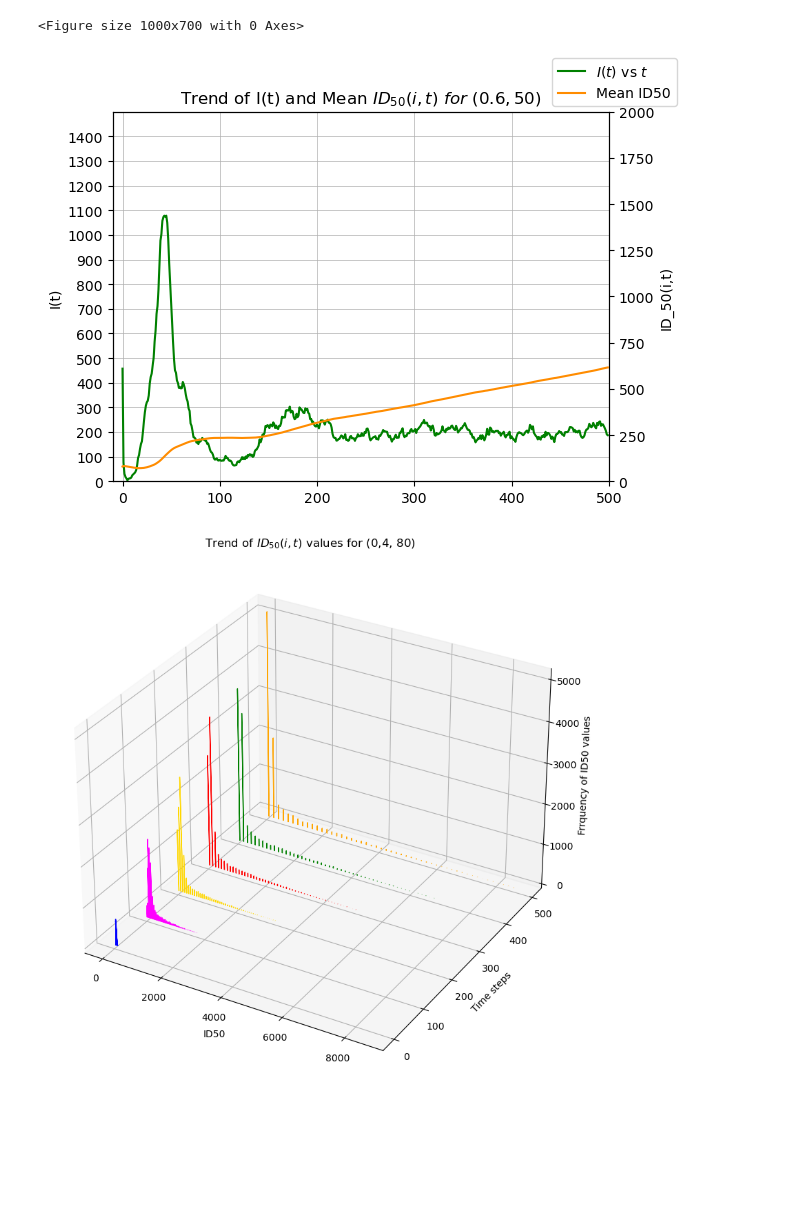
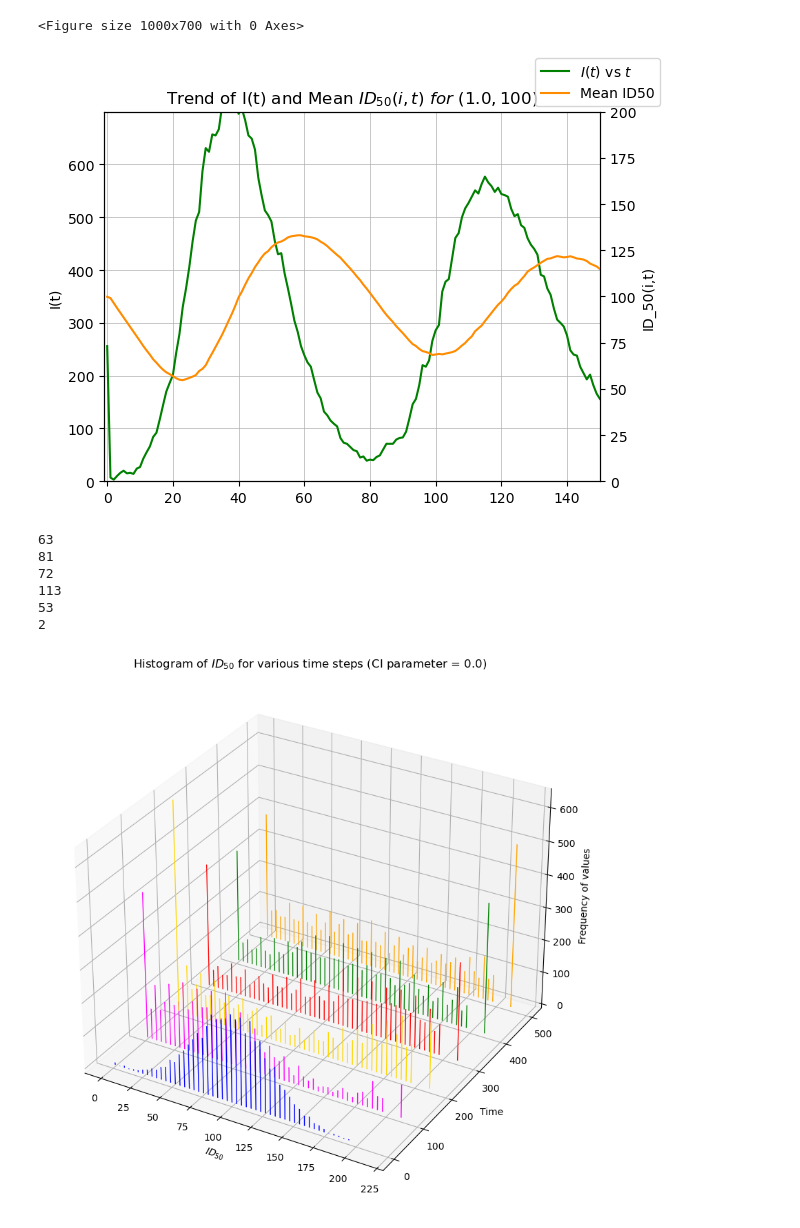
Before and after one commit to human1sh/Gray-Immunity-model, a Jupyter notebook: COVID-stable.ipynb, the cells around one changed output. Cells and saved outputs as stored; diff of their text form; code cells hidden in the pictures; blank space fills up the shorter version.

```diff
--- a/COVID-stable.ipynb
+++ b/COVID-stable.ipynb
@@ -38,22 +39,30 @@ E = np.zeros((N, 1))
 S = np.zeros((N, 1))
 # Creating Array which will show the time evolution of I (Total infective state of the population)
 I = np.zeros((T,1))
+# Creating array of SCE_50(i,0) values and assigning values from the normal distribution. This array represents the constant level of exposure of each of the individuals at initial time.
+SCE_50 = np.zeros((N, 1))
 
 for j in range(N):
     x1 = np.random.choice(np.arange(0, 2), p=[0.95, 0.05])
     S[j, 0] = x1
-    x2 = round(np.random.normal(1, 8), 3)
+    x2 = round(np.random.normal(20*r, 0.01), 3)
     if (x2 < 0):
         x2 = 0.0001
-        E[j, 0] = x2 * r
+        E[j, 0] = x2
     else:
-        E[j, 0] = x2 * r
-    x3 = round(np.random.normal(80, 10), 3)
+        E[j, 0] = x2
+    x3 = round(np.random.normal(100, 30), 3)
     if (x3 < 0):
         x3 = 0.0001
         ID_50[j, 0] = x3
     else:
         ID_50[j, 0] = x3
+    x4 = round(np.random.normal(20, 5), 3)
+    if (x4 < 0):
+        x4 = 0.0001
+        SCE_50[j, 0] = x4
+    else:
+        SCE_50[j, 0] = x4
 
 print('Top to bottom - Individuals (0 to N) \nLeft to right - Time steps (0 to T) \nFirst column contains the values for T = 0 \n')
 print("1. Initial State of the individuals in the population -- S(i,0):")
@@ -92,10 +101,10 @@ for t in range(T):
 		I_trans_temp = np.zeros((N, 1))
 		I[t] = np.sum(S[:,-1])
 		for n in range(N):
-			I_trans_temp[n] = (30 * I[t] * r)/(250 + I[t])
+			I_trans_temp[n] = (I_cmax * I[t])/(K + I[t])
 			P_inf_temp[n] = (E[n][0])**a / ((ID_50[n][-1]**a) + (E[n][0]**a))
 			P1_temp[n] = 1-((1-P_inf_temp[n])**(I_trans_temp[n]))
-			P_sce_temp[n] = (E[n][0])**a / ((SCE_50)**a + (E[n][0])**a)
+			P_sce_temp[n] = (E[n][0])**a / ((SCE_50[n][0]**a) + (E[n][0])**a)
 			P2_temp[n] = 1-((1-P_sce_temp[n])**(I_trans_temp[n]))
 			# Condition to be imposed when S(t) = 1
 			if S[n][-1] == 1:
@@ -130,13 +139,13 @@ for t in range(T):
 					x8 = round(np.random.random(), 3)
 					if x8 < P2_temp[n]:
 						x9 = round(np.random.random(), 3)
-						if x9 < ci:
+						if x9 < P_c:
 							ID_50_temp[n] = ID_50[n][-1] + I_sce + I_c
 						else:
 							ID_50_temp[n] = ID_50[n][-1] + I_sce
 					else:
 						x9 = round(np.random.random(), 3)
-						if x9 < ci:
+						if x9 < P_c:
 							if (ID_50[n][-1] - I_d - I_c < 0):
 								ID_50_temp[n] = 0
 							else:
@@ -159,9 +168,9 @@ for t in range(T):
 		#print(I[t])
 		#print("Altered state of the population:")
 		#print(S)
-#np.savetxt('ID_50 (0.6, 50).csv', ID_50, delimiter=',', fmt='%s')
-#np.savetxt('Infection state (0.6, 50).csv', I, delimiter=',', fmt='%s')
-#np.savetxt('Mean ID_50 (0.6, 50).csv', X, delimiter=',', fmt='%s')
+np.savetxt('ID_50 (0.0, 20*0.0).csv', ID_50, delimiter=',', fmt='%s')
+np.savetxt('Infection state (0.0, 20*0.0).csv', I, delimiter=',', fmt='%s')
+np.savetxt('Mean ID_50 (0.0, 20*0.0).csv', X, delimiter=',', fmt='%s')
 print("\nOverall trend:")
 np.set_printoptions(suppress=True)
 print(I.reshape(1,T))
@@ -217,40 +226,58 @@ plt.show()
 # %%
 plt.figure(figsize=(10, 7))
 X = np.zeros(T)
 for t in range(T):
     x = np.mean(ID_50[:,t])
     X[t] = x
 fig, ax2 = plt.subplots()
 ax1 = ax2.twinx()
 ax1.plot(TT, X, color = 'darkorange', label = 'Mean ID50')
 ax2.plot(TT, I, color = 'green', label = '$I(t)$ vs $t$')
 ax1.set_xlabel('Time')
 ax1.set_ylabel('ID_50(i,t)')
 ax2.set_ylabel('I(t)')
 # Adjust axis limits based on estimates from abve graph
-ax1.set(xlim =(-10, 500), ylim =(0, 2000), autoscale_on = False)
-ax2.set(xlim =(-10, 500), ylim =(0, 1500), autoscale_on = False)
-ax2.set_yticks(range(0, 1500, 100))
+ax1.set(xlim =(-1, 150), ylim =(0, 200), autoscale_on = False)
+ax2.set(xlim =(-1, 150), ylim =(0, 700), autoscale_on = False)
+ax2.set_yticks(range(0, 700, 100))
 ax2.grid(linestyle='-', linewidth=0.5)
 fig.legend(loc='upper right')
-ax1.title.set_text('Trend of I(t) and Mean $ID_{50}(i,t) \ for \ (0.6, 50)$')
+ax1.title.set_text('Trend of I(t) and Mean $ID_{50}(i,t) \ for \ (1.0, 100)$')
 plt.show()
 # %% [output]
 <Figure size 1000x700 with 0 Axes>
-[figure, old version]
+[figure, new version]
 # %%
 fig = plt.figure(figsize=(10, 10))
 ax = fig.add_subplot(111, projection='3d')
 nbins = 50
-for c, a in zip(['orange','green', 'red', 'gold', 'magenta', 'blue'], [500, 400, 300, 200, 100, 0]):
-    y = ID_50[:, a]
-    hist, bins = np.histogram(y, bins=nbins)
-    xs = (bins[:-1] + bins[1:])/2
-    ax.bar(xs, hist, zs=a, zdir='y', color=c, ec=c, alpha=1.0)
-ax.title.set_text('Trend of $ID_{50}(i,t)$ values for (0,4, 80)')
-ax.set_zlabel('Frrquency of ID50 values')
-ax.set_ylabel('Time steps')
-ax.set_xlabel('ID50')
+color = ['orange','green', 'red', 'gold', 'magenta', 'blue']
+time_step = [500, 400, 300, 200, 100, 0]
+for c, t in zip(color, time_step):
+    arr = ID_50[:, t]
+    thresh = 200
+    true_vals = arr > thresh
+    true_sum = np.sum(true_vals)
+    false_vals = np.array([i for i in arr if i < thresh])
+    hist, xbins = np.histogram(false_vals, bins=nbins)
+    new_hist = np.append(hist, t)
+    new_bins = np.append(xbins, 225)
+    xs = (new_bins[:-1] + new_bins[1:])/2
+    ax.bar(xs, new_hist, zs=t, zdir='y', color=c, alpha=1.0)
+    ax.title.set_text('Histogram of $ID_{50}$ for various time steps (CI parameter = 0.0)')
+    plt.xticks(range(0, 250, 25))
+    #labels = ('0', '25', '50', '75', '100', '125', '150', '175', '200', '200')
+    #plt.xticks(labels)
+    ax.set_xlabel('$ID_{50}$')
+    ax.set_ylabel('Time')
+    ax.set_zlabel('Frequency of values')
+    print(true_sum)
 plt.show()
 # %% [output]
+63
+81
+72
+113
+53
+2
-[figure, old version]
+[figure, new version]
```
Also changed, not shown: parts of 9 cells of this notebook, 16 other files.
